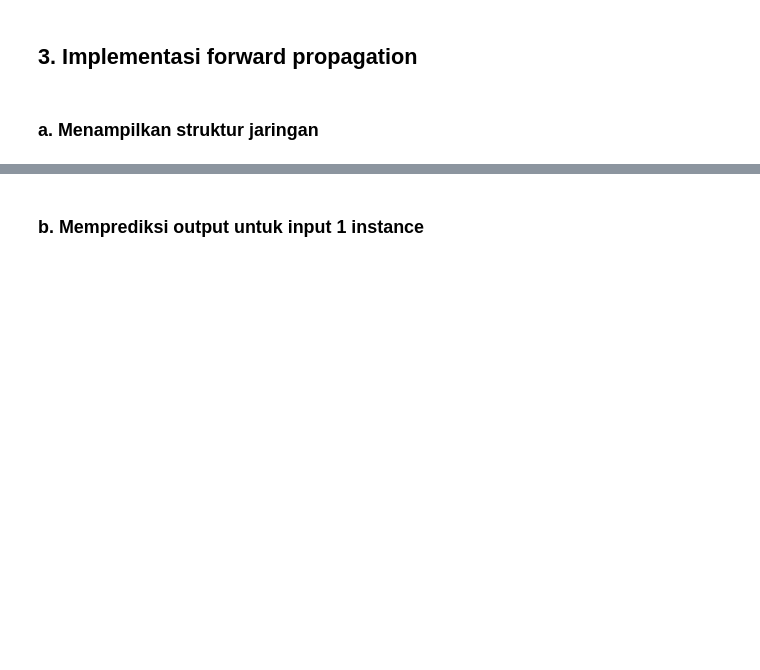
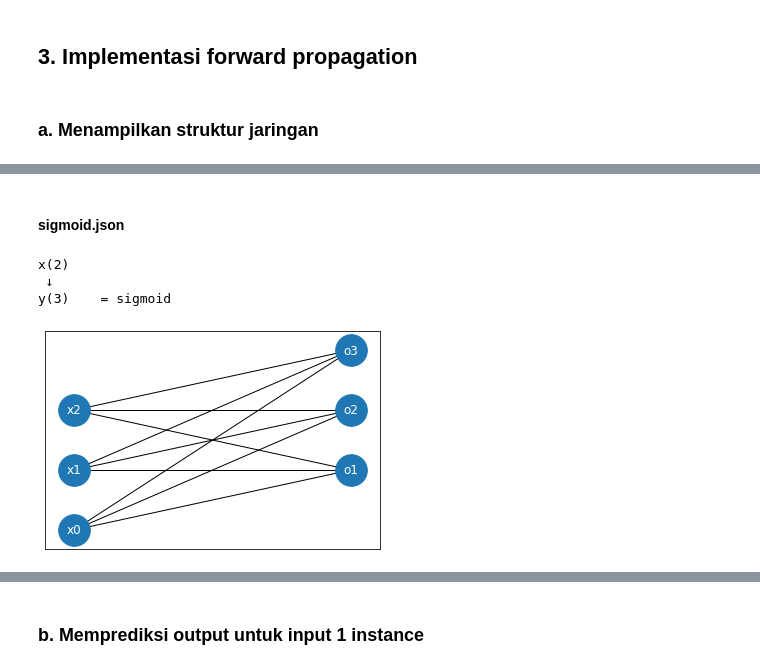
Before and after one commit to alifiarahmah/Tubes_13520122, a Jupyter notebook: src/TubesA_13520122.ipynb, the cells around one changed output, grey strips where cells are left out. Saved outputs shown, nothing was run; the diff lists cells and outputs as text; code cells hidden in the pictures; blank space fills up the shorter version.

```diff
--- a/src/TubesA_13520122.ipynb
+++ b/src/TubesA_13520122.ipynb
@@ -275,0 +299,11 @@ def forward_propagation(case):
+# %% [markdown]
+#### sigmoid.json
+# %%
+case_sigmoid = load_file("sigmoid.json")[0]
+case_sigmoid.model.draw_compact_structure()
+case_sigmoid.model.draw_structure()
+# %% [output]
+x(2)
+ ↓
+y(3)    = sigmoid
+[figure, added]
```
Also changed, not shown: parts of 17 cells of this notebook.
